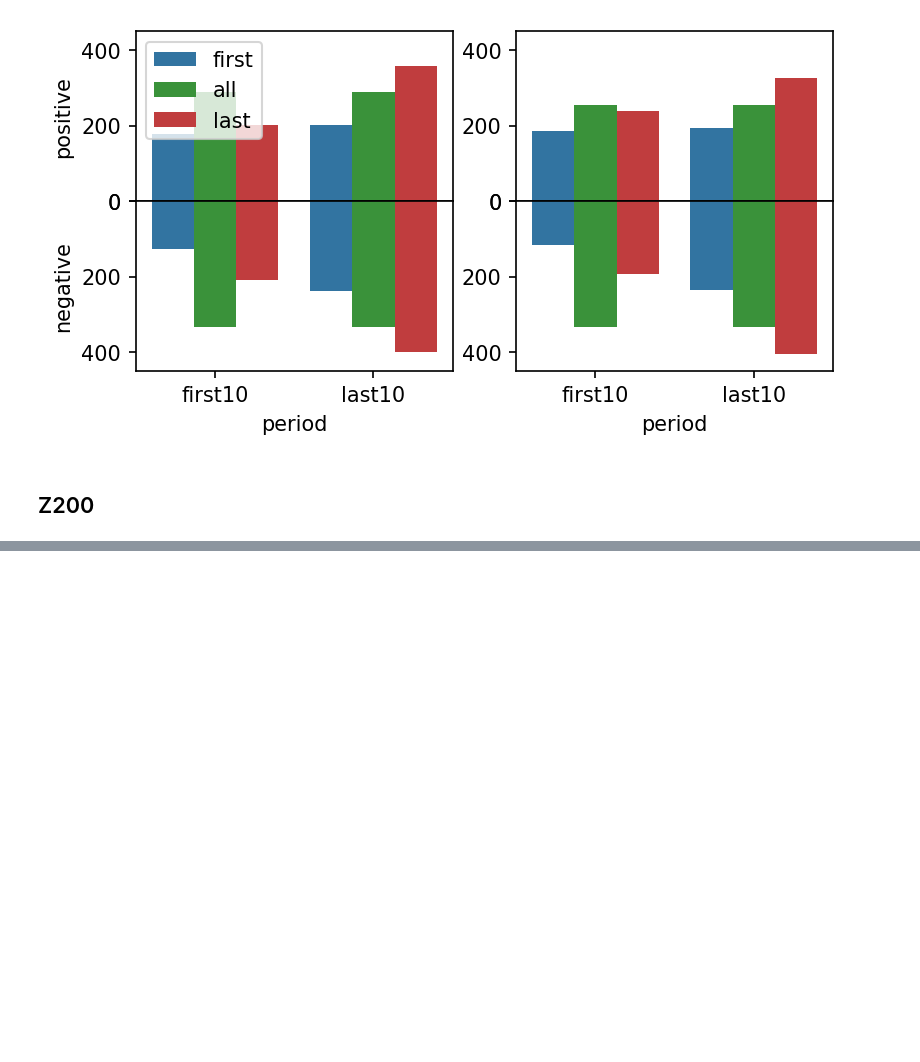
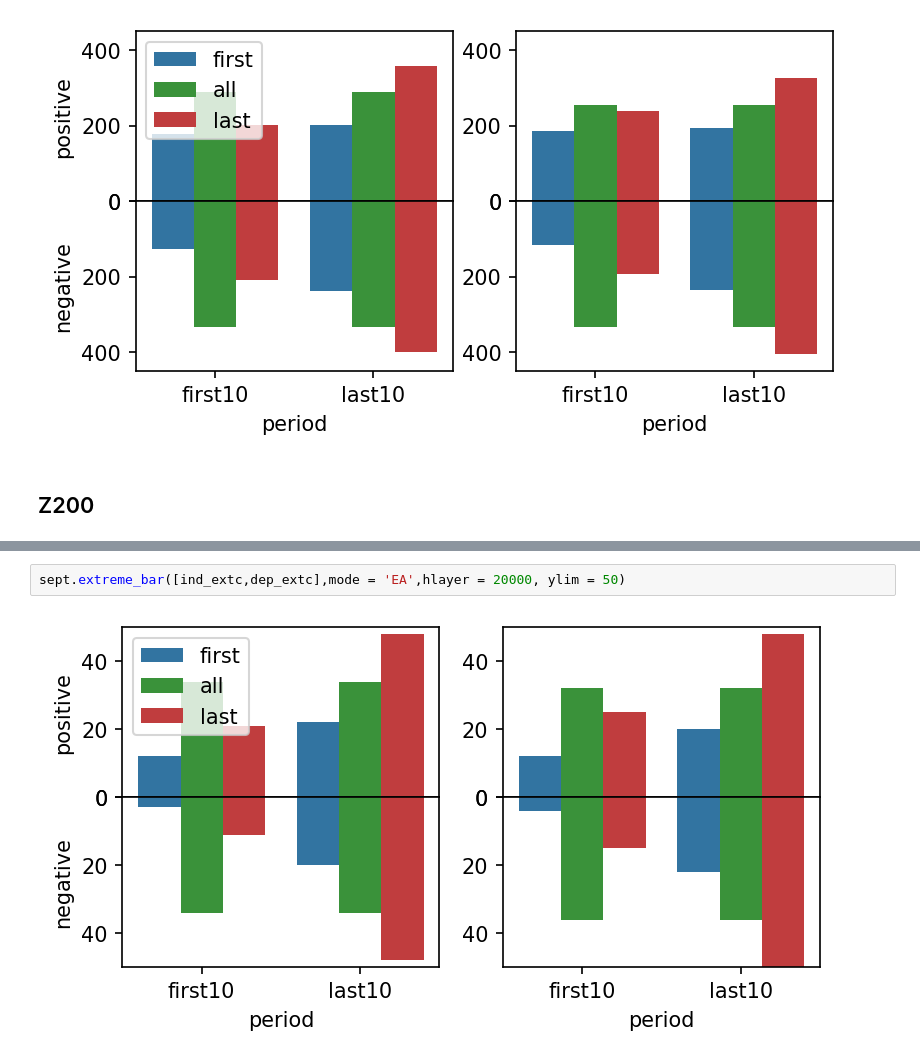
Before and after one commit to liuquan18/Teleconnection, a Jupyter notebook: scripts/IndexDiffPattern_analyze.ipynb, the cells around one changed output, grey strips where cells are left out. Drawn from its saved outputs; the diff is of its cells as text; blank space fills up the shorter version.

```diff
--- a/scripts/IndexDiffPattern_analyze.ipynb
+++ b/scripts/IndexDiffPattern_analyze.ipynb
@@ -144,0 +128,4 @@ sept.extreme_bar([ind_extc,dep_extc],mode = 'EA',ylim = 450)
+# %%
+sept.extreme_bar([ind_extc,dep_extc],mode = 'EA',hlayer = 20000, ylim = 50)
+# %% [output]
+[figure, added]
```
Also changed, not shown: parts of 9 cells of this notebook, 2 other files.
